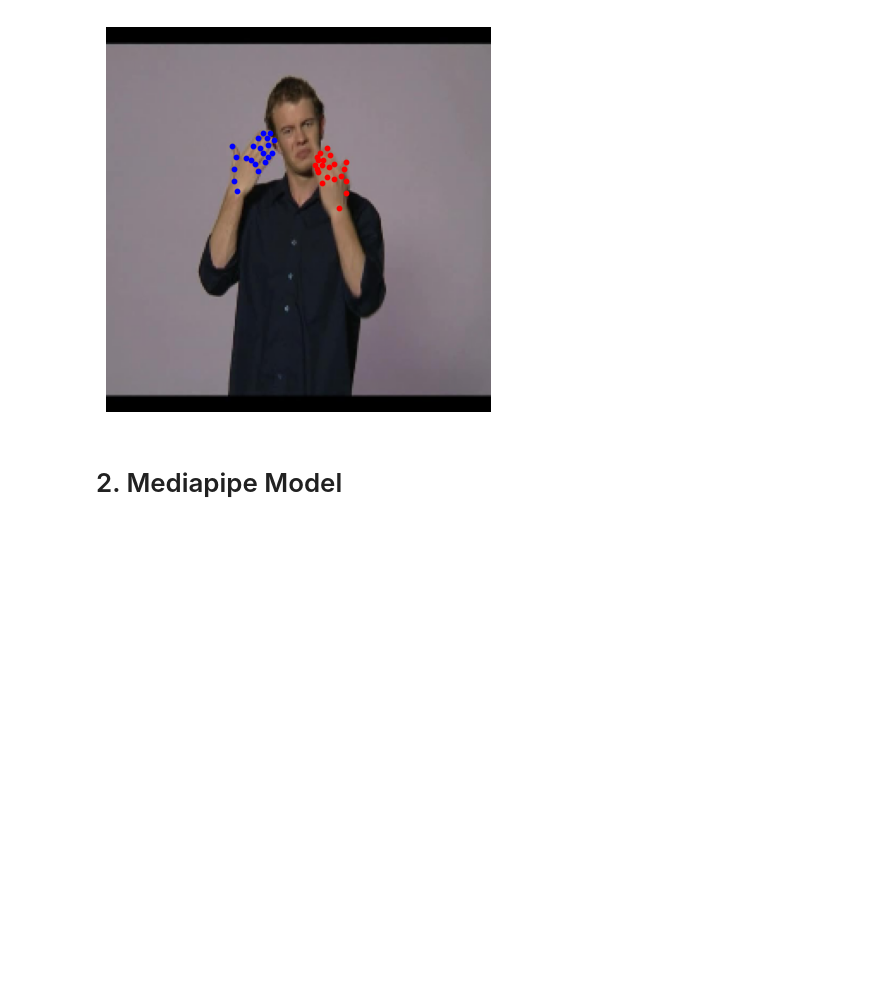
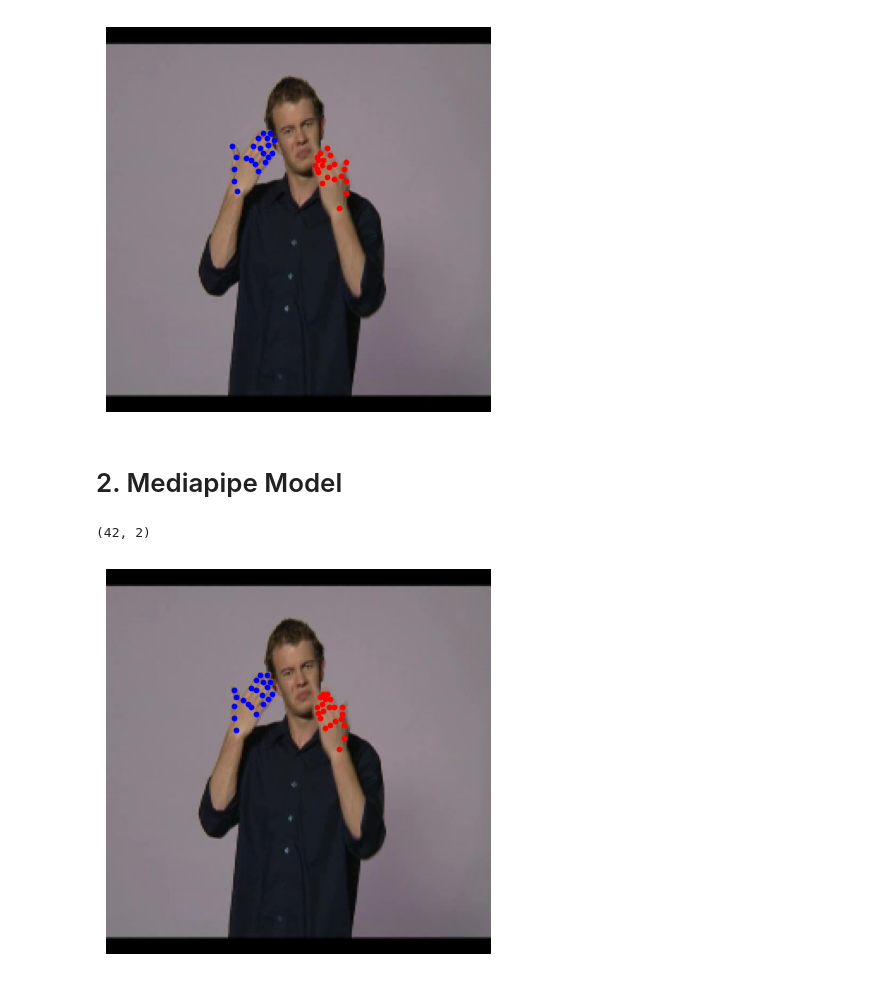
Before and after one commit to vederko-p/itmo_finger_tracker, a Jupyter notebook: notebooks/1. Pretrained hand keypoints model.ipynb, the cells around one changed output. Drawn from its saved outputs; the diff is of its cells as text; code cells hidden in the pictures; blank space fills up the shorter version.

Commit message:
mediapipe model: configure model class

```diff
--- a/notebooks/1. Pretrained hand keypoints model.ipynb
+++ b/notebooks/1. Pretrained hand keypoints model.ipynb
@@ -42,8 +42,46 @@ class MediapipeModel:
         self.mpHands = mp.solutions.hands
         self.hands = self.mpHands.Hands(
             static_image_mode=True,
-            max_num_hands=1
+            max_num_hands=2
         )
 
+    @staticmethod
+    def _collect_keypoints(res):
+        st_keypoints = np.vstack([
+            [
+                [finger.x, finger.y]
+                for finger in res.multi_hand_landmarks[1].landmark
+            ],
+            [
+                [finger.x, finger.y]
+                for finger in res.multi_hand_landmarks[0].landmark
+            ]
+        ]) * 224
+        return st_keypoints.astype(int)
+
     def __call__(self, img: np.array):
-        return self.hands.process(img)
+        res = self.hands.process(img)
+        kps = self._collect_keypoints(res)
+        return kps
+# %%
+mediapipe_model = MediapipeModel()
+# %%
+array_img = (
+    tens_img.numpy().transpose(1, 2, 0) * 255
+).astype('uint8')
+# %%
+st_kps = mediapipe_model(array_img)
+st_kps.shape
+# %% [output]
+(42, 2)
+# %%
+fig, ax = plt.subplots(figsize=(5, 5))
+
+plt.imshow(tens_img.numpy().transpose(1, 2, 0))
+plt.scatter(st_kps[:, 0][:21], st_kps[:, 1][:21], s=10, c='r')
+plt.scatter(st_kps[:, 0][21:], st_kps[:, 1][21:], s=10, c='b')
+
+plt.axis('off')
+plt.show()
+# %% [output]
+[figure, added]
```
